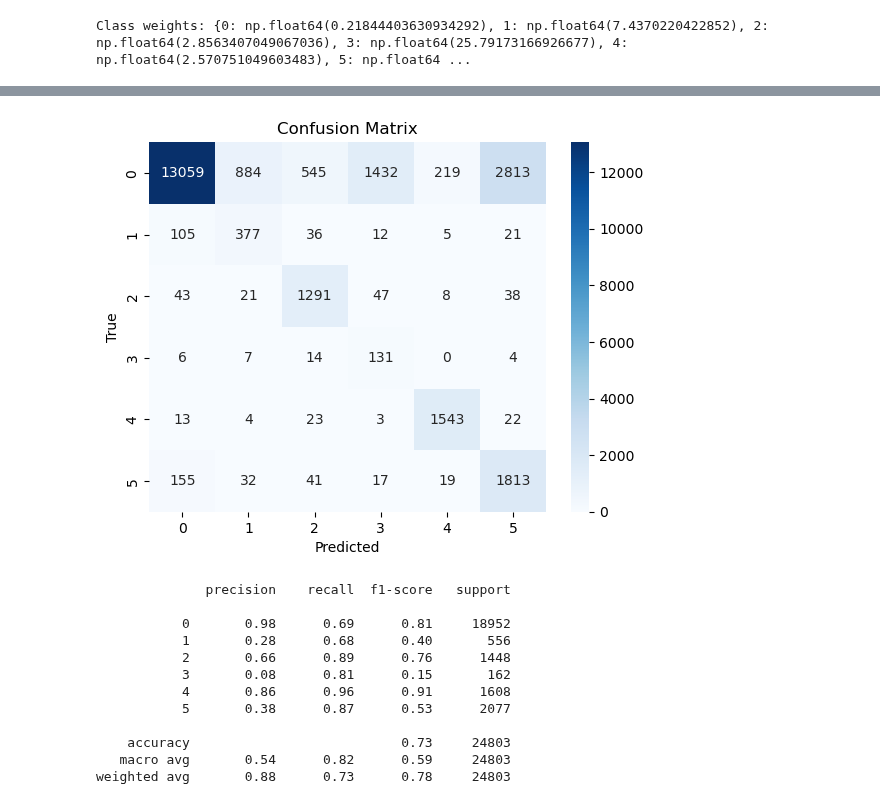
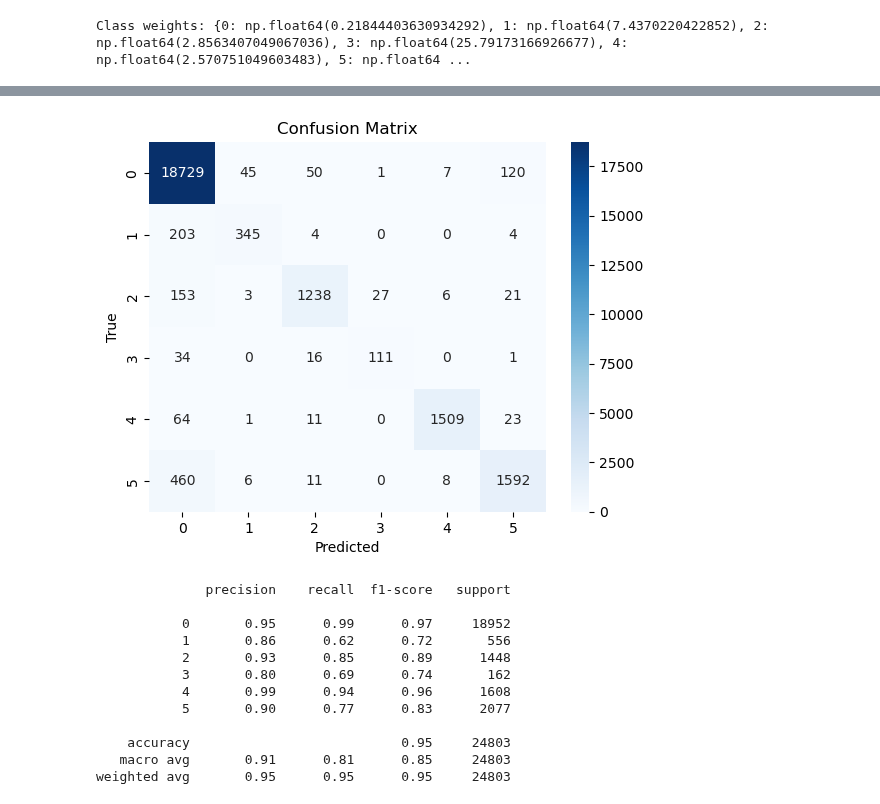
Before and after one commit to arilui/EKGenie, a Jupyter notebook: GRUN.ipynb, the cells around one changed output, grey strips where cells are left out. Saved outputs shown, nothing was run; the diff lists cells and outputs as text; code cells hidden in the pictures.

```diff
--- a/GRUN.ipynb
+++ b/GRUN.ipynb
@@ -43,7 +154,7 @@ print("Class weights:", class_weights)
 Class weights: {0: np.float64(0.21844403630934292), 1: np.float64(7.4370220422852), 2: np.float64(2.8563407049067036), 3: np.float64(25.79173166926677), 4: np.float64(2.570751049603483), 5: np.float64 ...
 # %%
 model = Sequential([
-    GRU(64, input_shape=(X_train.shape[1], X_train.shape[2])),
+    GRU(64, input_shape=(X_train_final.shape[1], X_train_final.shape[2])),
     Dense(6, activation='softmax')
 
 ])
@@ -53,13 +164,13 @@ model.compile(
     metrics=['accuracy']
 )
 # Optional: Add early stopping to prevent overfitting
-early_stop = EarlyStopping(monitor='val_loss', patience=5, restore_best_weights=True)
+early_stop = EarlyStopping(monitor='val_loss', patience=2, restore_best_weights=True)
 # Train the model
 history = model.fit(
-    X_train, y_train,
+    X_train_final, y_train_cat,
     epochs=10,
     batch_size=32,
-    validation_data=(X_test, y_test),
+    validation_data=(X_val, y_val_cat),
     callbacks=[early_stop],
     class_weight=class_weights,
     verbose=1
@@ -108,7 +223,7 @@ plt.show()
 # Predict classes
 y_pred = model.predict(X_test)
 y_pred_classes = np.argmax(y_pred, axis=1)
-y_true_classes = np.argmax(y_test, axis=1)
+y_true_classes = np.argmax(y_test_cat, axis=1)
 
 # Confusion matrix
 cm = confusion_matrix(y_true_classes, y_pred_classes)
@@ -125,16 +240,16 @@ print(classification_report(y_true_classes, y_pred_classes))
-[figure, old version]
+[figure, new version]
               precision    recall  f1-score   support
 
-           0       0.98      0.69      0.81     18952
-           1       0.28      0.68      0.40       556
-           2       0.66      0.89      0.76      1448
-           3       0.08      0.81      0.15       162
-           4       0.86      0.96      0.91      1608
-           5       0.38      0.87      0.53      2077
+           0       0.95      0.99      0.97     18952
+           1       0.86      0.62      0.72       556
+           2       0.93      0.85      0.89      1448
+           3       0.80      0.69      0.74       162
+           4       0.99      0.94      0.96      1608
+           5       0.90      0.77      0.83      2077
 
-    accuracy                           0.73     24803
-   macro avg       0.54      0.82      0.59     24803
-weighted avg       0.88      0.73      0.78     24803
+    accuracy                           0.95     24803
+   macro avg       0.91      0.81      0.85     24803
+weighted avg       0.95      0.95      0.95     24803
 # %%
 from sklearn.metrics import roc_curve, auc
 from sklearn.preprocessing import label_binarize
```
Also changed, not shown: parts of 6 cells of this notebook, 2 other files.
